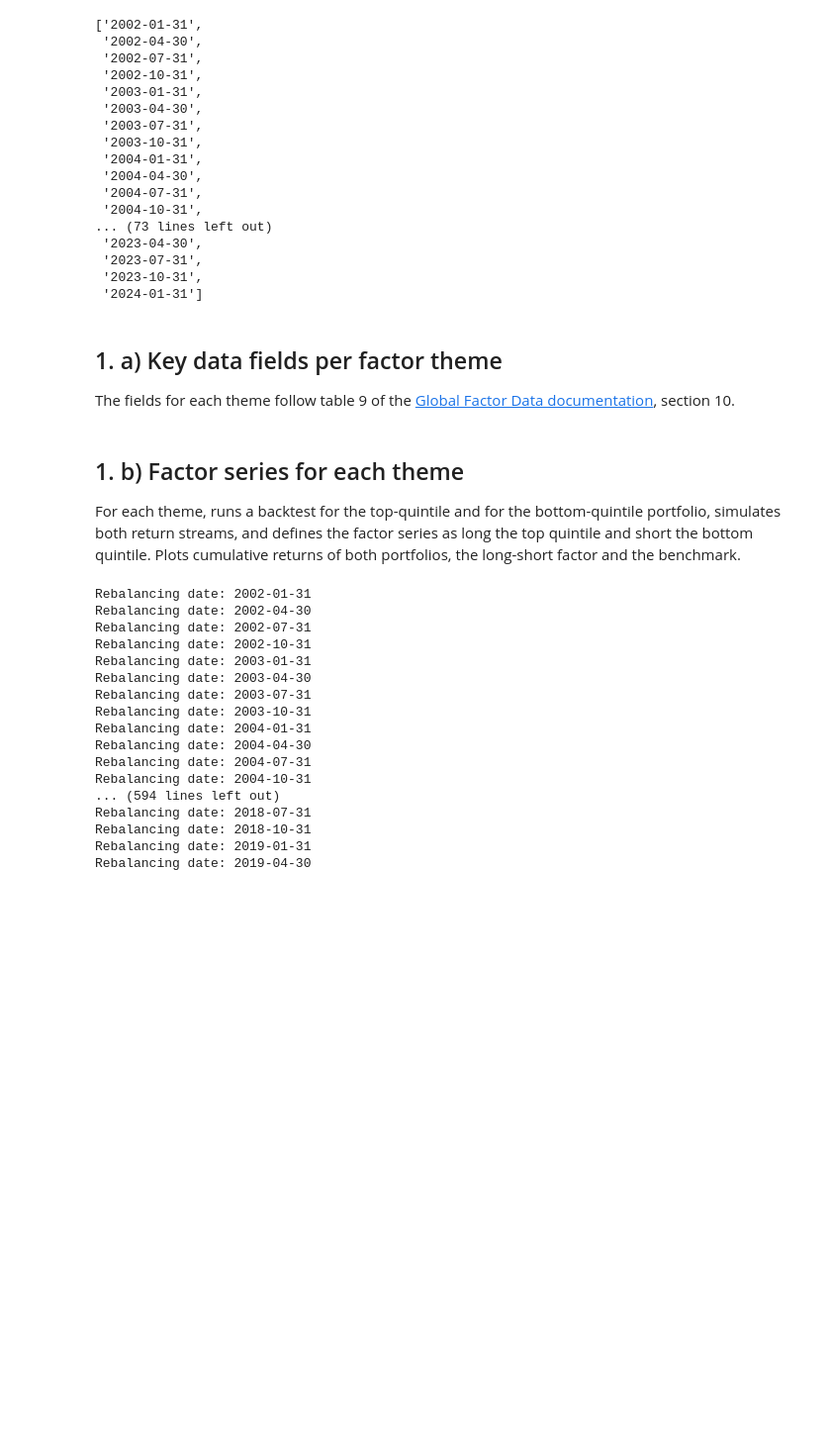
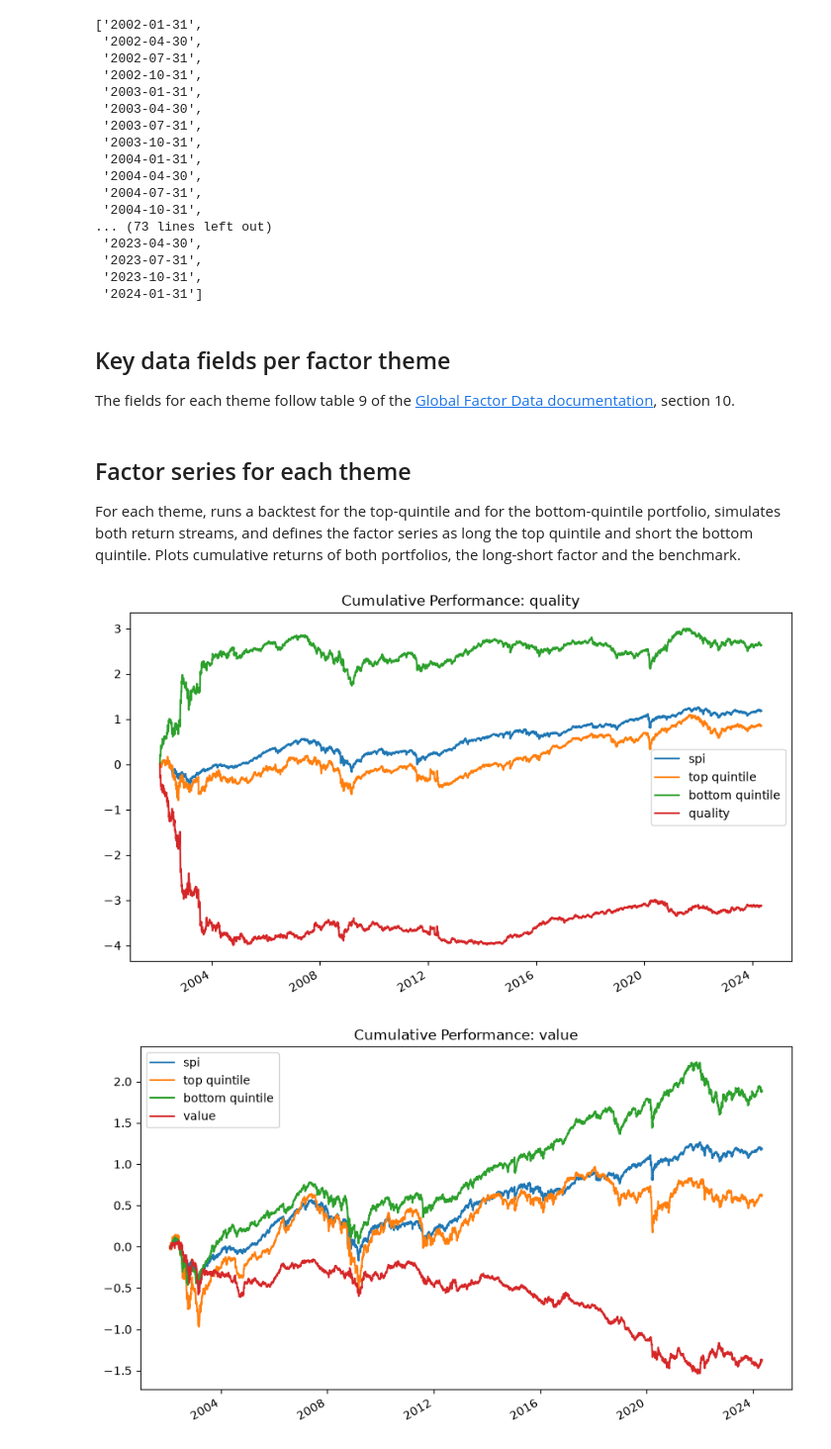
Before and after one commit to marci314/swiss-equity-portfolio-backtests, a Jupyter notebook: use_cases/04_factor_theme_portfolios_and_regression.ipynb, the cells around one changed output. Shown at 99% size. Saved outputs shown, nothing was run; the diff lists cells and outputs as text; code cells hidden in the pictures; blank space fills up the shorter version.

```diff
--- a/use_cases/04_factor_theme_portfolios_and_regression.ipynb
+++ b/use_cases/04_factor_theme_portfolios_and_regression.ipynb
@@ -112,7 +112,7 @@ rebdates
  '2023-10-31',
  '2024-01-31']
 # %% [markdown]
-## 1. a) Key data fields per factor theme
+## Key data fields per factor theme
 
 The fields for each theme follow table 9 of the [Global Factor Data documentation](https://jkpfactors-data.s3.amazonaws.com/documents/Documentation.pdf), section 10.
 # %%
@@ -210,7 +210,7 @@ JKP_FIELDS = {
     'debt_issuance': JKP_FIELDS_THEME_3,
 }
 # %% [markdown]
-## 1. b) Factor series for each theme
+## Factor series for each theme
 
 For each theme, runs a backtest for the top-quintile and for the bottom-quintile portfolio, simulates both return streams, and defines the factor series as long the top quintile and short the bottom quintile. Plots cumulative returns of both portfolios, the long-short factor and the benchmark.
 # %%
@@ -315,48 +315,33 @@ for factor_theme in factor_themes:
         filename=f'factor_backtest_bqp_{factor_theme}.pickle',
         path=SAVE_PATH,
     )
 
     fixed_costs = 0
     variable_costs = 0
     return_series = bs[factor_theme].data.get_return_series()
 
     sim_tqp = bt_tqp.strategy.simulate(
         return_series=return_series,
         fc=fixed_costs,
         vc=variable_costs
     )
     sim_bqp = bt_bqp.strategy.simulate(
         return_series=return_series,
         fc=fixed_costs,
         vc=variable_costs
     )
 
     # Concatenate the simulations
     sim = pd.concat({
         'spi': bs[factor_theme].data.bm_series,
         'top quintile': sim_tqp,
         'bottom quintile': sim_bqp,
         factor_theme: sim_tqp - sim_bqp,
     }, axis=1).dropna()
 
     # Plot the cumulative performance
-    np.log((1 + sim)).cumsum().plot(title='Cumulative Performance', figsize=(10, 6))
+    np.log((1 + sim)).cumsum().plot(title=f'Cumulative Performance: {factor_theme}', figsize=(10, 6))
     plt.show()
 # %% [output]
-Rebalancing date: 2002-01-31
-Rebalancing date: 2002-04-30
-Rebalancing date: 2002-07-31
-Rebalancing date: 2002-10-31
-Rebalancing date: 2003-01-31
-Rebalancing date: 2003-04-30
-Rebalancing date: 2003-07-31
-Rebalancing date: 2003-10-31
-Rebalancing date: 2004-01-31
-Rebalancing date: 2004-04-30
-Rebalancing date: 2004-07-31
-Rebalancing date: 2004-10-31
-... (594 lines left out)
-Rebalancing date: 2018-07-31
-Rebalancing date: 2018-10-31
-Rebalancing date: 2019-01-31
-Rebalancing date: 2019-04-30
+[figure, added]
+[figure, added]
```
Also changed, not shown: parts of 7 cells of this notebook.
